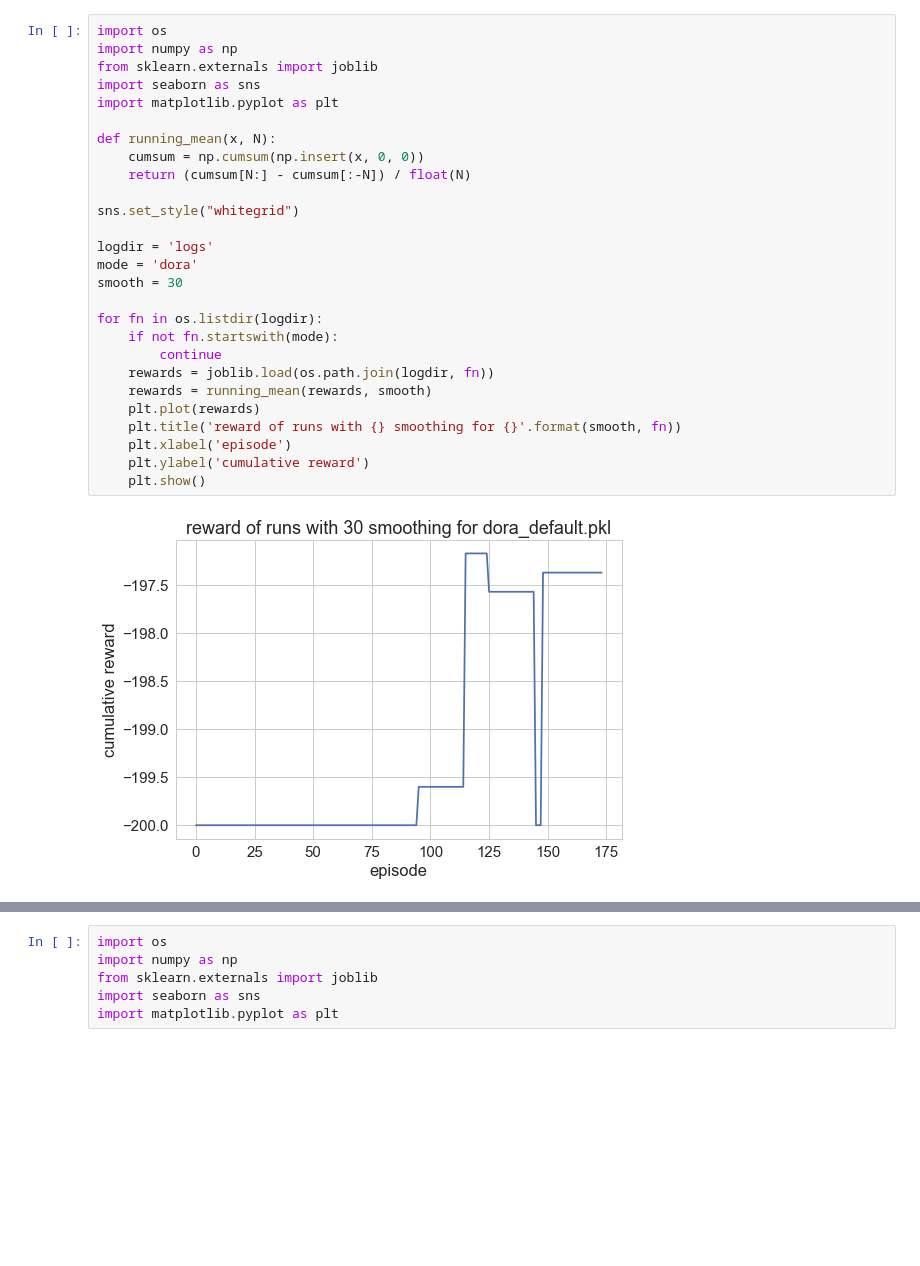
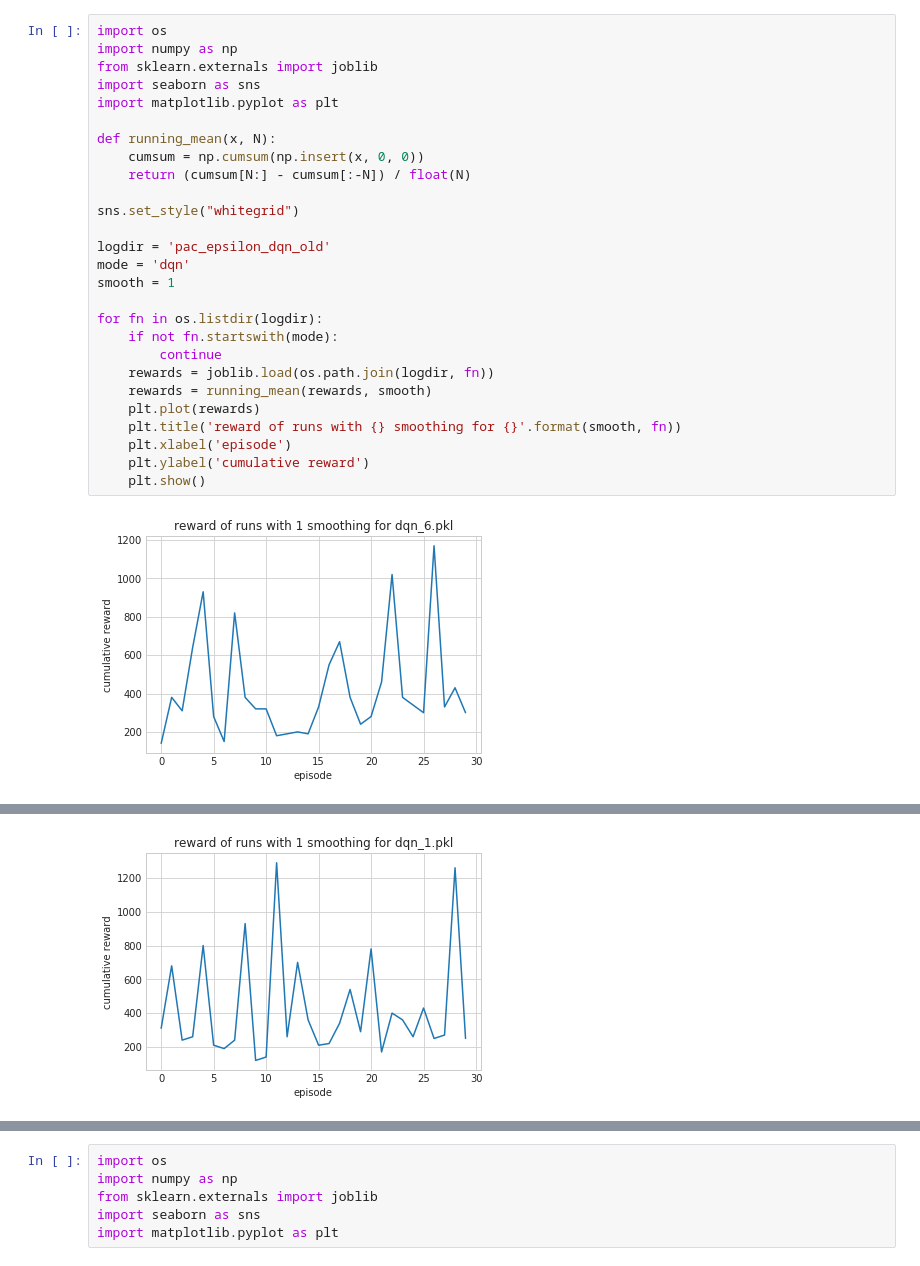
Before and after one commit to nathanwang000/deep_exploration_with_E_network, a Jupyter notebook: plot.ipynb, the cells around one changed output, grey strips where cells are left out. Cells and saved outputs as stored; diff of their text form; blank space fills up the shorter version.

```diff
--- a/plot.ipynb
+++ b/plot.ipynb
@@ -1,29 +1,29 @@
 # %%
 import os
 import numpy as np
 from sklearn.externals import joblib
 import seaborn as sns
 import matplotlib.pyplot as plt
 
 def running_mean(x, N):
     cumsum = np.cumsum(np.insert(x, 0, 0))
     return (cumsum[N:] - cumsum[:-N]) / float(N)
 
 sns.set_style("whitegrid")
 
-logdir = 'logs'
-mode = 'dora'
-smooth = 30
+logdir = 'pac_epsilon_dqn_old'
+mode = 'dqn'
+smooth = 1
 
 for fn in os.listdir(logdir):
     if not fn.startswith(mode):
         continue
     rewards = joblib.load(os.path.join(logdir, fn))
     rewards = running_mean(rewards, smooth)
     plt.plot(rewards)
     plt.title('reward of runs with {} smoothing for {}'.format(smooth, fn))
     plt.xlabel('episode')
     plt.ylabel('cumulative reward')
     plt.show()
 # %% [output]
-[figure, old version]
+[figure, new version]
@@ -30,0 +31 @@ for fn in os.listdir(logdir):
+[figure, added]
```
Also changed, not shown: parts of 3 cells of this notebook, 2 other files.
